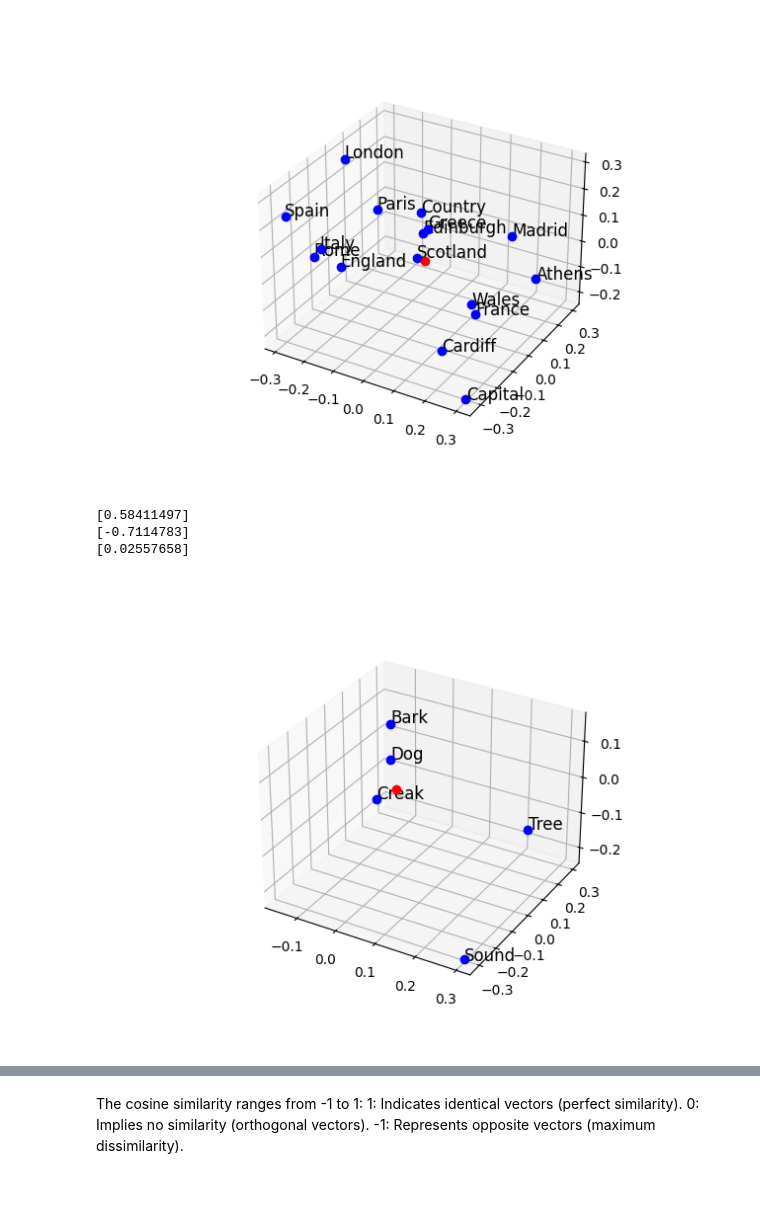
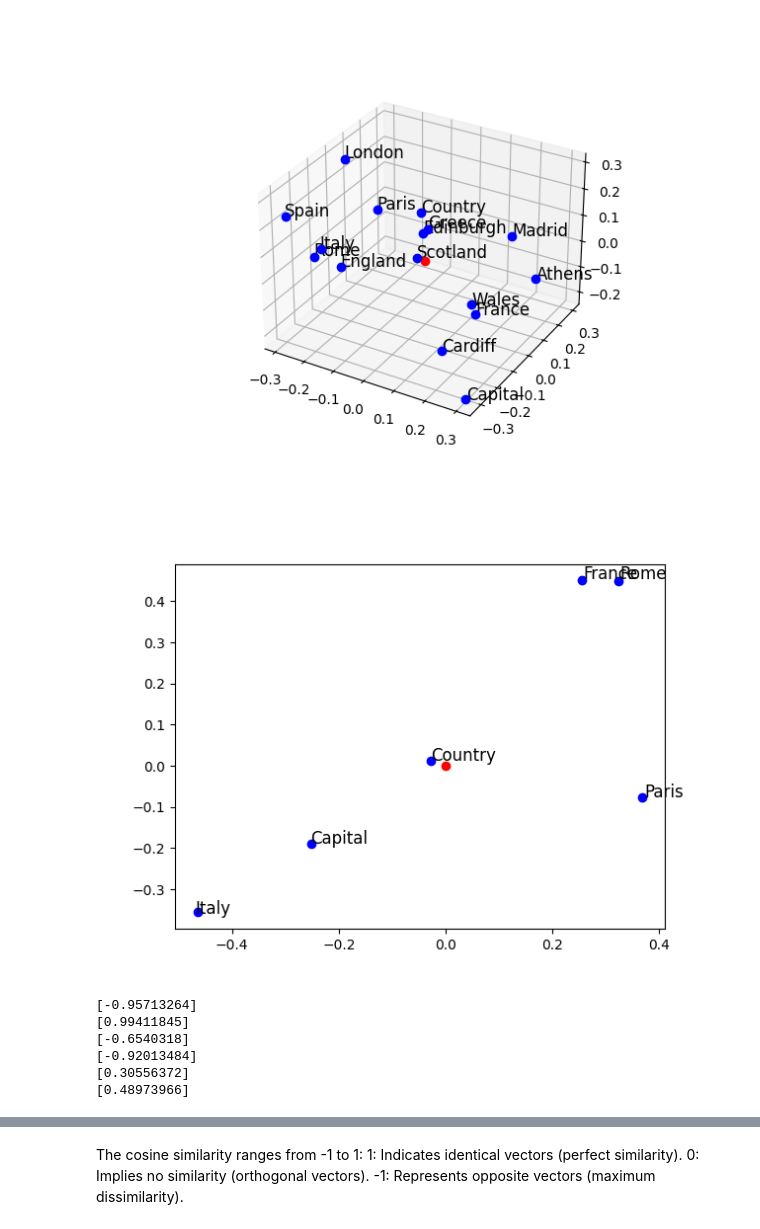
Before and after one commit to DanielJMWilliams/PolysemanticUniversality, a Jupyter notebook: embeddings_tests.ipynb, the cells around one changed output, grey strips where cells are left out. Saved outputs shown, nothing was run; the diff lists cells and outputs as text; code cells hidden in the pictures; blank space fills up the shorter version.

```diff
--- a/embeddings_tests.ipynb
+++ b/embeddings_tests.ipynb
@@ -214,21 +214,21 @@ model, vocab, graph = all(corpus_bark, 3)
 model, vocab, graph = all(corpus_capital, 3)
 # %% [output]
 [figure]
-# %%
-model, vocab, graph = all(corpus_bark, 3)
-v1 = model.wv["Bark"]-model.wv["Dog"]+model.wv["Tree"]
-v2 = model.wv["Tree"]
-print(model.wv.cosine_similarities(v1, [v2]))
-
-v1 = model.wv["Bark"]-model.wv["Tree"]+model.wv["Dog"]
-v2 = model.wv["Sound"]
-print(model.wv.cosine_similarities(v1, [v2]))
-
-v1 = model.wv["Creak"]-model.wv["Tree"]+model.wv["Dog"]
-v2 = model.wv["Bark"]
-print(model.wv.cosine_similarities(v1, [v2]))
-# %% [output]
-[0.58411497]
-[-0.7114783]
-[0.02557658]
-[figure, removed]
+# %%
+model, vocab, graph = all(corpus_capital_small, 2)
+# %% [output]
+[figure, added]
+# %%
+print(model.wv.cosine_similarities(model.wv["Italy"], [model.wv["Rome"]]))
+print(model.wv.cosine_similarities(model.wv["France"], [model.wv["Rome"]]))
+print(model.wv.cosine_similarities(model.wv["Italy"], [model.wv["Paris"]]))
+print(model.wv.cosine_similarities(model.wv["Italy"], [model.wv["France"]]))
+print(model.wv.cosine_similarities(model.wv["France"], [model.wv["Paris"]]))
+print(model.wv.cosine_similarities(model.wv["Country"], [model.wv["Capital"]]))
+# %% [output]
+[-0.95713264]
+[0.99411845]
+[-0.6540318]
+[-0.92013484]
+[0.30556372]
+[0.48973966]
```
Also changed, not shown: parts of 33 cells of this notebook.
